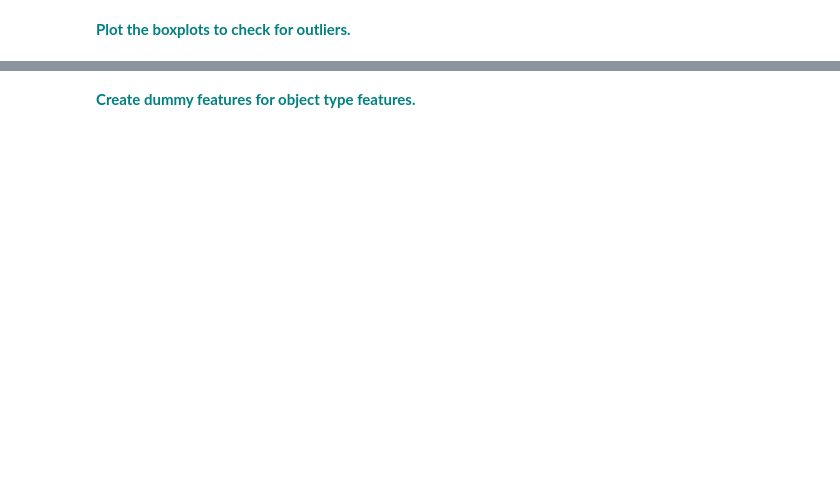
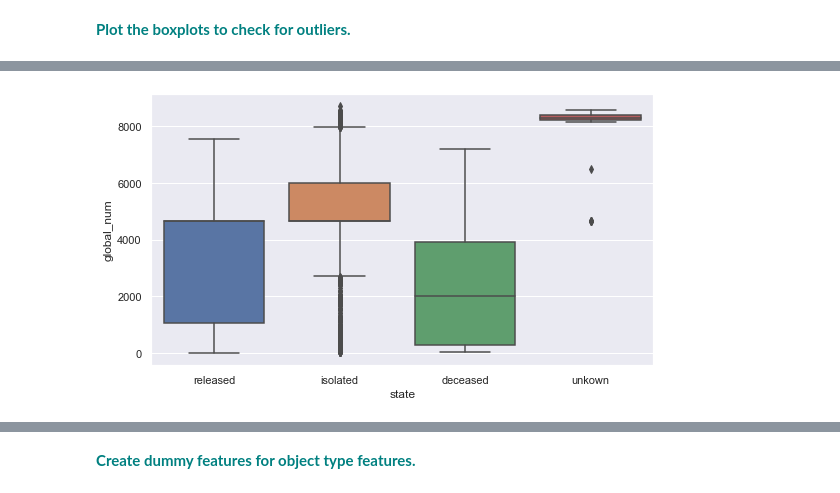
Before and after one commit to bauyrjanj/RandomForest, a Jupyter notebook: RandomForest_casestudy_covid19.ipynb, the cells around one changed output, grey strips where cells are left out. Saved outputs shown, nothing was run; the diff lists cells and outputs as text; code cells hidden in the pictures; blank space fills up the shorter version.

```diff
--- a/RandomForest_casestudy_covid19.ipynb
+++ b/RandomForest_casestudy_covid19.ipynb
@@ -84,2 +225,4 @@ df.info()
 # %% [markdown]
  **<font color='teal'> Fill the rest of the missing values with any method.</font>**
+# %%
+df['infection_case'] = df['infection_case'].fillna(value='Unknown')
@@ -86,2 +231,8 @@ df.info()
+# %%
+df['sex'] = df['sex'].fillna('male')
+# %%
+df['state'] = df['state'].fillna('unkown')
+# %%
+df['city'] = df['city'].fillna('Gyeongsan-si')
 # %% [markdown]
  **<font color='teal'> Check for any remaining null values.</font>**
@@ -124,0 +412,5 @@ vn
+# %%
+_ = plt.figure(figsize=(9,5))
+ax = sns.boxplot(x=df['state'], y=df['global_num'])
+# %% [output]
+[figure, added]
```
Also changed, not shown: parts of 38 cells of this notebook, 2 other files.
